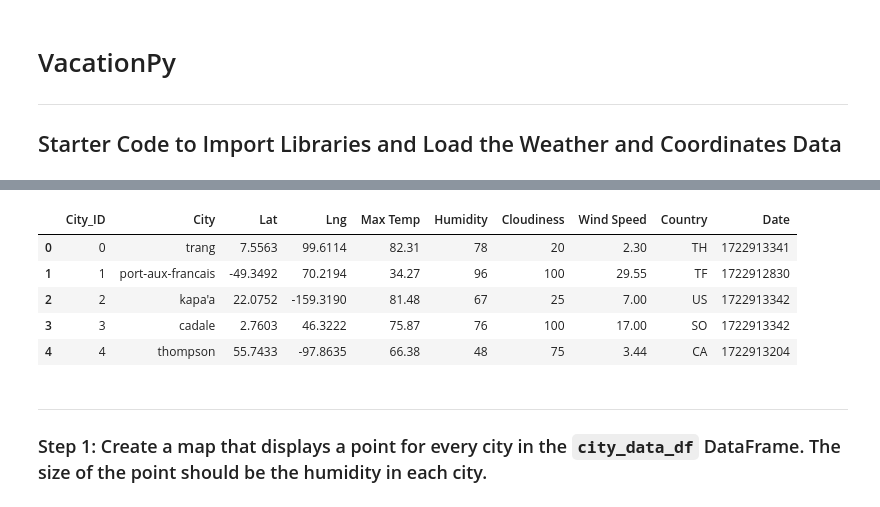
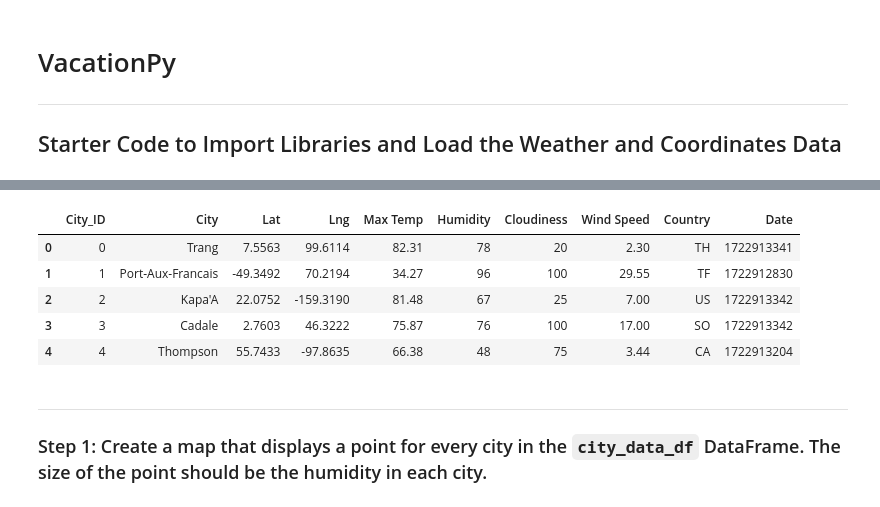
Before and after one commit to cfortiz/python-api-challenge, a Jupyter notebook: WeatherPy/VacationPy.ipynb, the cells around one changed output, grey strips where cells are left out. Saved outputs shown, nothing was run; the diff lists cells and outputs as text; code cells hidden in the pictures.

```diff
--- a/WeatherPy/VacationPy.ipynb
+++ b/WeatherPy/VacationPy.ipynb
@@ -18,16 +14,19 @@ from api_keys import geoapify_key
 # %%
 # Load the CSV file created in Part 1 into a Pandas DataFrame
 city_data_df = pd.read_csv("output_data/cities.csv")
 
+# Re-capitalize city names, since the API brought them in lowercase
+city_data_df["City"] = city_data_df["City"].str.title()
+
 # Display sample data
 city_data_df.head()
 # %% [output]
 |  | City_ID | City | Lat | Lng | Max Temp | Humidity | Cloudiness | Wind Speed | Country | Date |
-| 0 | 0 | trang | 7.5563 | 99.6114 | 82.31 | 78 | 20 | 2.30 | TH | 1722913341 |
-| 1 | 1 | port-aux-francais | -49.3492 | 70.2194 | 34.27 | 96 | 100 | 29.55 | TF | 1722912830 |
-| 2 | 2 | kapa'a | 22.0752 | -159.3190 | 81.48 | 67 | 25 | 7.00 | US | 1722913342 |
-| 3 | 3 | cadale | 2.7603 | 46.3222 | 75.87 | 76 | 100 | 17.00 | SO | 1722913342 |
-| 4 | 4 | thompson | 55.7433 | -97.8635 | 66.38 | 48 | 75 | 3.44 | CA | 1722913204 |
+| 0 | 0 | Trang | 7.5563 | 99.6114 | 82.31 | 78 | 20 | 2.30 | TH | 1722913341 |
+| 1 | 1 | Port-Aux-Francais | -49.3492 | 70.2194 | 34.27 | 96 | 100 | 29.55 | TF | 1722912830 |
+| 2 | 2 | Kapa'A | 22.0752 | -159.3190 | 81.48 | 67 | 25 | 7.00 | US | 1722913342 |
+| 3 | 3 | Cadale | 2.7603 | 46.3222 | 75.87 | 76 | 100 | 17.00 | SO | 1722913342 |
+| 4 | 4 | Thompson | 55.7433 | -97.8635 | 66.38 | 48 | 75 | 3.44 | CA | 1722913204 |
 # %% [markdown]
 ---
 
```
Also changed, not shown: parts of 6 cells of this notebook.
